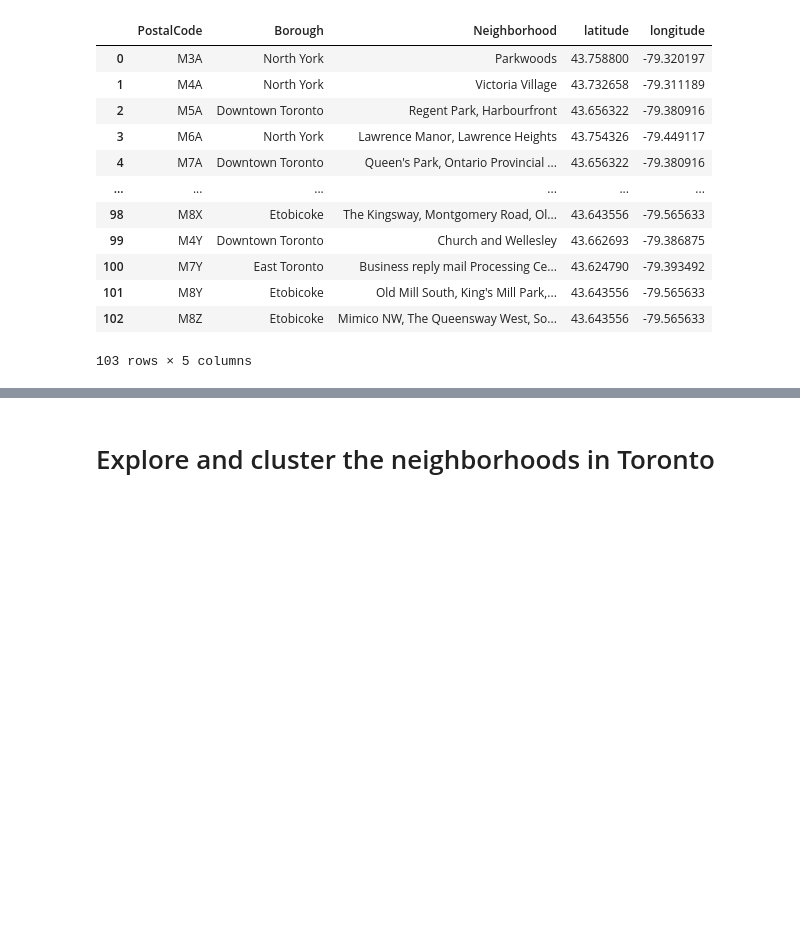
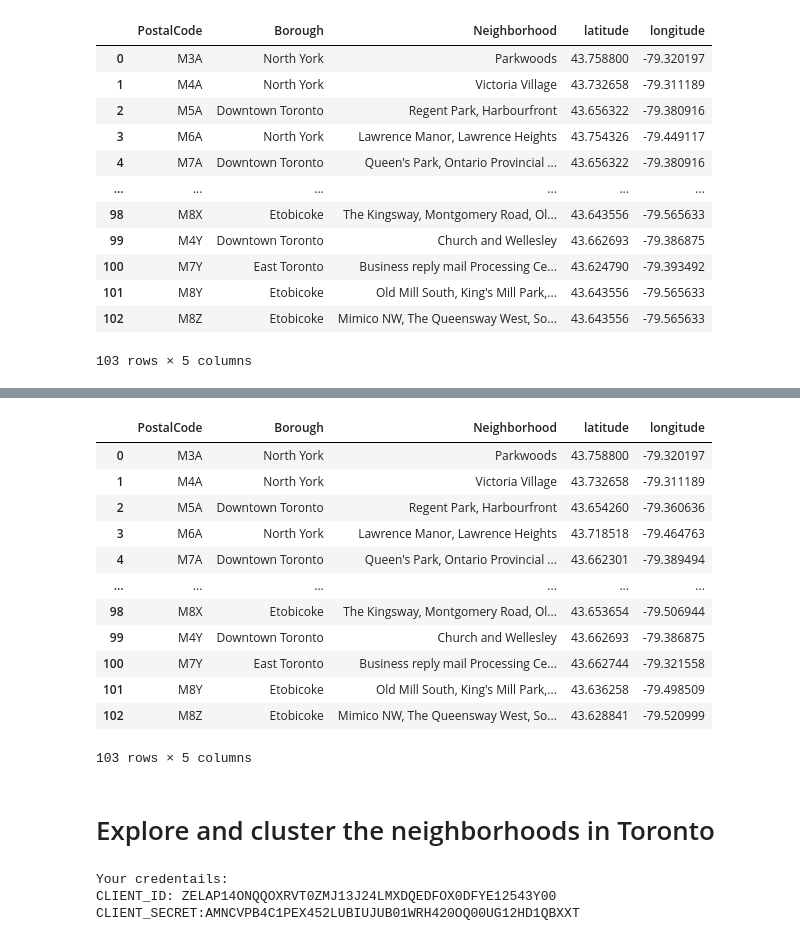
Before and after one commit to juanpaberon/Coursera_Capstone, a Jupyter notebook: Main_Notebook.ipynb, the cells around one changed output, grey strips where cells are left out. Drawn from its saved outputs; the diff is of its cells as text; code cells hidden in the pictures; blank space fills up the shorter version.

```diff
--- a/Main_Notebook.ipynb
+++ b/Main_Notebook.ipynb
@@ -53,4 +53,7 @@ df.shape
 (103, 3)
 # %% [markdown]
 # Get Latitude and the Longitude of Neighborhoods
+# %%
+from geopy.geocoders import Nominatim
+geolocator = Nominatim(user_agent="ny_explorer")
 # %%
@@ -86,0 +91,3 @@ df
+# %%
+coor = pd.read_csv('Geospatial_Coordinates.csv')
+coor.head()
@@ -87,2 +116,30 @@ df
+# %%
+df
+# %% [output]
+|  | PostalCode | Borough | Neighborhood | latitude | longitude |
+| 0 | M3A | North York | Parkwoods | 43.758800 | -79.320197 |
+| 1 | M4A | North York | Victoria Village | 43.732658 | -79.311189 |
+| 2 | M5A | Downtown Toronto | Regent Park, Harbourfront | 43.654260 | -79.360636 |
+| 3 | M6A | North York | Lawrence Manor, Lawrence Heights | 43.718518 | -79.464763 |
+| 4 | M7A | Downtown Toronto | Queen's Park, Ontario Provincial ... | 43.662301 | -79.389494 |
+| ... | ... | ... | ... | ... | ... |
+| 98 | M8X | Etobicoke | The Kingsway, Montgomery Road, Ol... | 43.653654 | -79.506944 |
+| 99 | M4Y | Downtown Toronto | Church and Wellesley | 43.662693 | -79.386875 |
+| 100 | M7Y | East Toronto | Business reply mail Processing Ce... | 43.662744 | -79.321558 |
+| 101 | M8Y | Etobicoke | Old Mill South, King's Mill Park,... | 43.636258 | -79.498509 |
+| 102 | M8Z | Etobicoke | Mimico NW, The Queensway West, So... | 43.628841 | -79.520999 |
+103 rows × 5 columns
 # %% [markdown]
 # Explore and cluster the neighborhoods in Toronto
+# %%
+CLIENT_ID = 'ZELAP14ONQQOXRVT0ZMJ13J24LMXDQEDFOX0DFYE12543Y00' # your Foursquare ID
+CLIENT_SECRET = 'AMNCVPB4C1PEX452LUBIUJUB01WRH420OQ00UG12HD1QBXXT' # your Foursquare Secret
+VERSION = '20180605' # Foursquare API version
+
+print('Your credentails:')
+print('CLIENT_ID: ' + CLIENT_ID)
+print('CLIENT_SECRET:' + CLIENT_SECRET)
+# %% [output]
+Your credentails:
+CLIENT_ID: ZELAP14ONQQOXRVT0ZMJ13J24LMXDQEDFOX0DFYE12543Y00
+CLIENT_SECRET:AMNCVPB4C1PEX452LUBIUJUB01WRH420OQ00UG12HD1QBXXT
```
Also changed, not shown: parts of 30 cells of this notebook.
